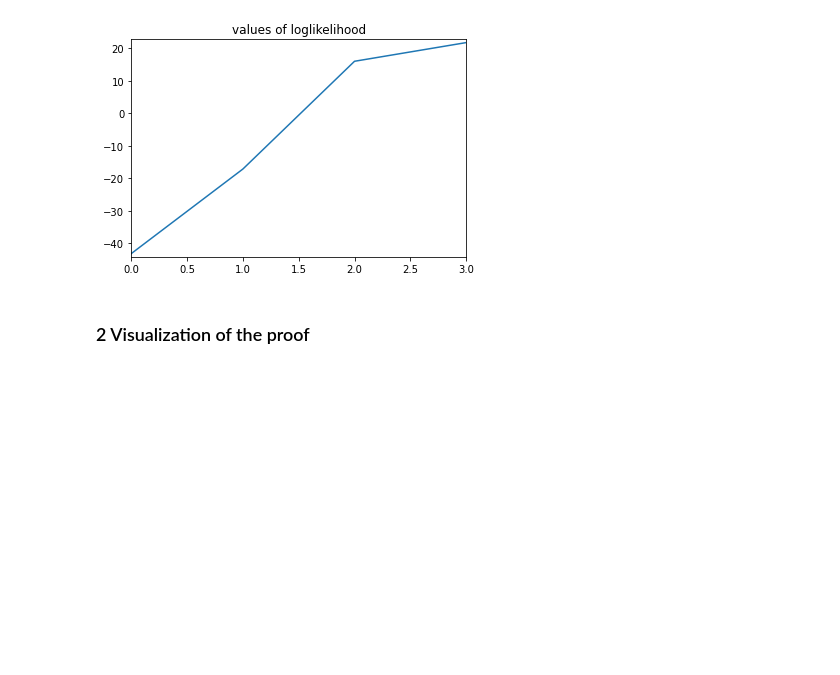
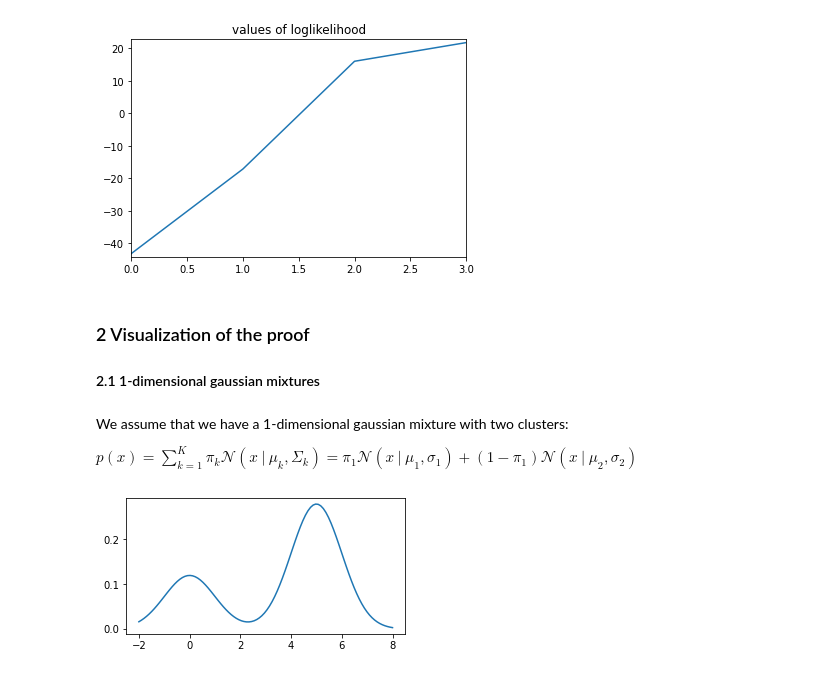
Before and after one commit to M-crypto645/Mathematical-Data-Science-Project, a Jupyter notebook: EM_algorithm_paper_with_comments.ipynb, the cells around one changed output. Cells and saved outputs as stored; diff of their text form; code cells hidden in the pictures; blank space fills up the shorter version.

Commit message:
Add visualization of the proof

```diff
--- a/EM_algorithm_paper_with_comments.ipynb
+++ b/EM_algorithm_paper_with_comments.ipynb
@@ -539,3 +395,29 @@ Covariance singularity!
 [figure]
 # %% [markdown]
 ### 2 Visualization of the proof
+#### 2.1 1-dimensional gaussian mixtures
+# %% [markdown]
+We assume that we have a 1-dimensional gaussian mixture with two clusters:
+
+$ p(x) = \sum_{k = 1}^K \pi_k \mathcal{N}(x ~ | ~ \mu_k, \Sigma_k)=\pi_1\mathcal{N}(x ~ | ~ \mu_1, \sigma_1) + (1-\pi_1)\mathcal{N}(x ~ | ~ \mu_2, \sigma_2)$
+# %%
+mu_1, mu_2 = 0.0, 5.0
+sigma_1, sigma_2 = 1.0, 1.0
+pi_1 = 0.3
+def one_d_normal(x, mu, sigma):
+    """
+    The PDF of the one-dimensional normal distribution with parameters mu, sigma
+    """
+    return (1/(np.sqrt(2*np.pi*(sigma ** 2))))*np.exp((-1/(2*(sigma ** 2)))*((mu - x) ** 2))
+
+t = np.linspace(-2, 8, 100)
+#An example of a gaussian mixture. The coefficients must be nonnegative and sum to 1.
+def one_d_mixture(x, mu_1, mu_2, sigma_1, sigma_2, pi_1):
+    return pi_1 * one_d_normal(x, mu_1, sigma_1) + (1 - pi_1) * one_d_normal(x, mu_2, sigma_2)
+
+y = one_d_mixture(t, mu_1, mu_2, sigma_1, sigma_2, pi_1)
+fig = plt.figure(figsize = (5,2.5))
+plt.plot(t, y)
+plt.show()
+# %% [output]
+[figure, added]
```
Also changed, not shown: parts of 18 cells of this notebook.
